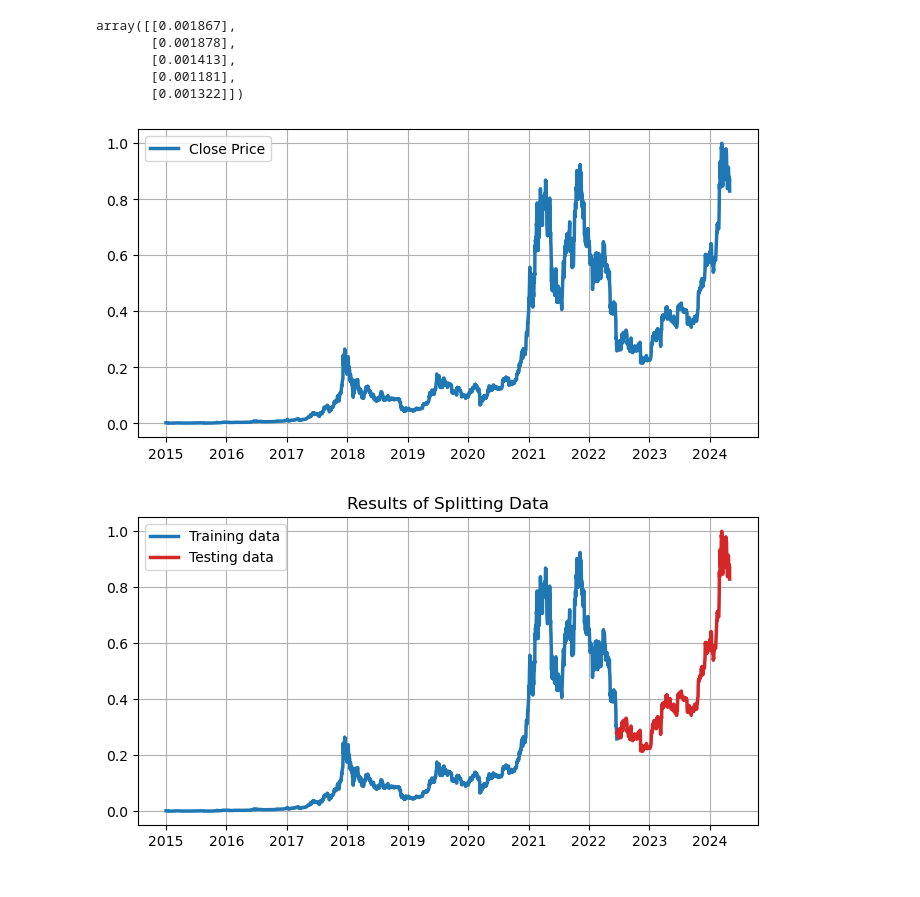
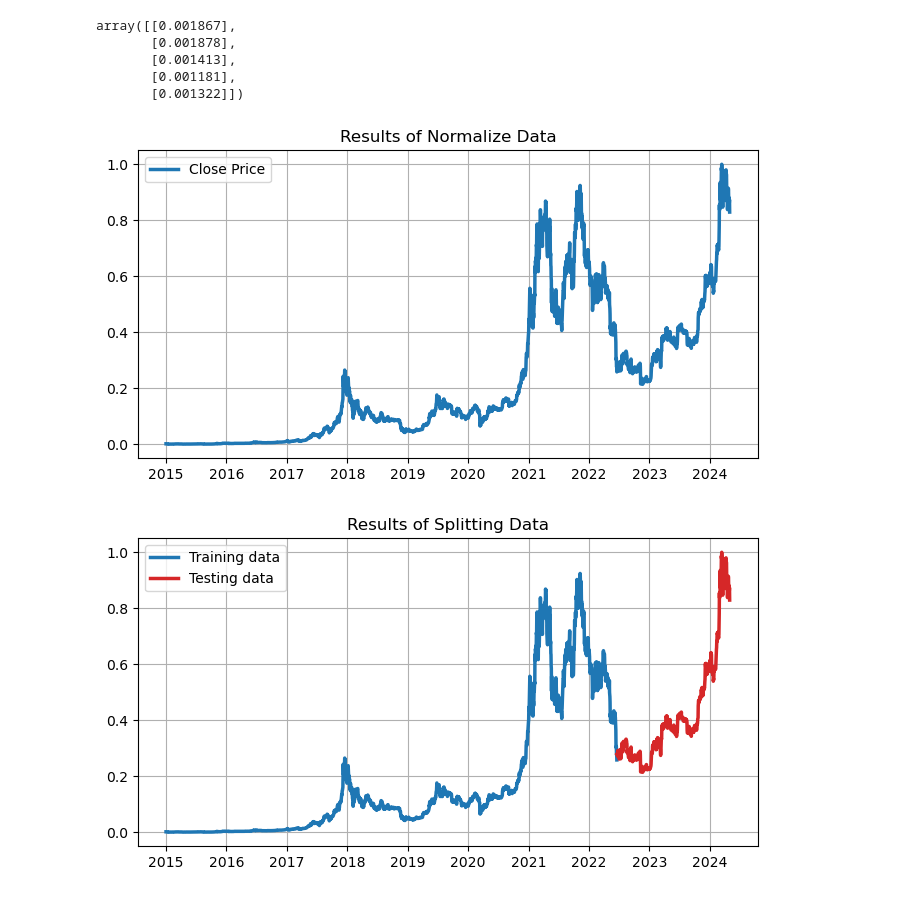
Before and after one commit to kusin/bahan-ajar-ML, a Jupyter notebook: Pertemuan 11 - Neural Network/Stacked-Bidirectional-NN.ipynb, the cells around one changed output. Saved outputs shown, nothing was run; the diff lists cells and outputs as text; code cells hidden in the pictures.

```diff
--- a/Pertemuan 11 - Neural Network/Stacked-Bidirectional-NN.ipynb
+++ b/Pertemuan 11 - Neural Network/Stacked-Bidirectional-NN.ipynb
@@ -89,12 +89,11 @@ array([[0.001867],
 # %%
 # 2. results normalize features
 lineplot_matplotlib1(
-  x1=dataset["Date"],
-  y1=scaled,
-  label1="Close Price"
+  x1=dataset["Date"], y1=scaled, label1="Close Price",
+  title="Results of Normalize Data"
 )
 # %% [output]
-[figure, old version]
+[figure, new version]
 # %%
 # 3. process inverse normalize features
 def inverse(scaler, scaled):
```
Also changed, not shown: parts of 3 cells of this notebook, 2 other files.
